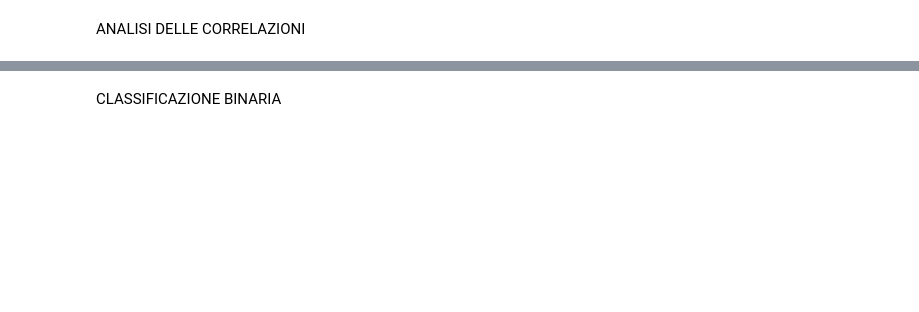
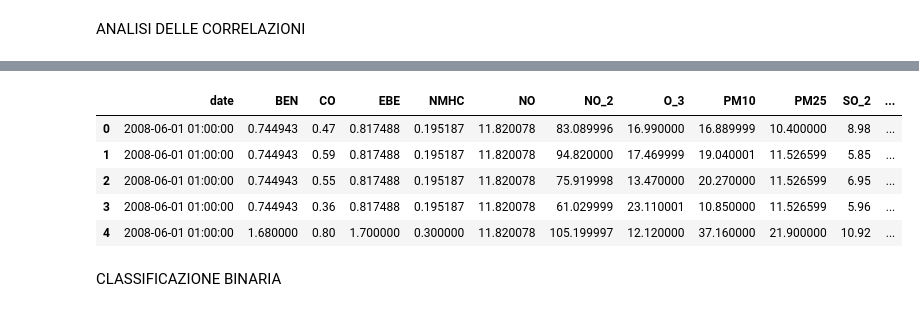
Before and after one commit to ChiaraAmalia/DataScience2Project, a Jupyter notebook: Classificazione.ipynb, the cells around one changed output, grey strips where cells are left out. Saved outputs shown, nothing was run; the diff lists cells and outputs as text; code cells hidden in the pictures; blank space fills up the shorter version.

```diff
--- a/Classificazione.ipynb
+++ b/Classificazione.ipynb
@@ -159,3 +164,12 @@ ax = sns.heatmap(result.corr(),cmap="Blues",annot=True,annot_kws={"size": 18})
+# %%
+allMadrid.head()
+# %% [output]
+|  | date | BEN | CO | EBE | NMHC | NO | NO_2 | O_3 | PM10 | PM25 | SO_2 | ... |
+| 0 | 2008-06-01 01:00:00 | 0.744943 | 0.47 | 0.817488 | 0.195187 | 11.820078 | 83.089996 | 16.990000 | 16.889999 | 10.400000 | 8.98 | ... |
+| 1 | 2008-06-01 01:00:00 | 0.744943 | 0.59 | 0.817488 | 0.195187 | 11.820078 | 94.820000 | 17.469999 | 19.040001 | 11.526599 | 5.85 | ... |
+| 2 | 2008-06-01 01:00:00 | 0.744943 | 0.55 | 0.817488 | 0.195187 | 11.820078 | 75.919998 | 13.470000 | 20.270000 | 11.526599 | 6.95 | ... |
+| 3 | 2008-06-01 01:00:00 | 0.744943 | 0.36 | 0.817488 | 0.195187 | 11.820078 | 61.029999 | 23.110001 | 10.850000 | 11.526599 | 5.96 | ... |
+| 4 | 2008-06-01 01:00:00 | 1.680000 | 0.80 | 1.700000 | 0.300000 | 11.820078 | 105.199997 | 12.120000 | 37.160000 | 21.900000 | 10.92 | ... |
 # %% [markdown]
 CLASSIFICAZIONE BINARIA
 # %%
```
Also changed, not shown: parts of 10 cells of this notebook.
